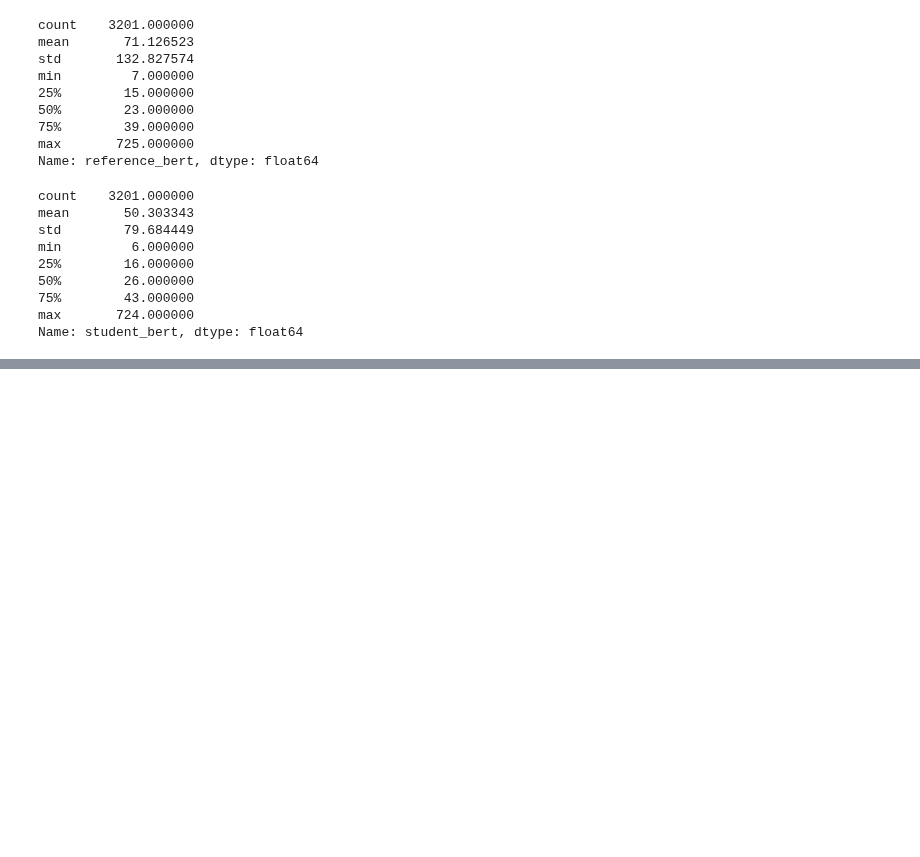
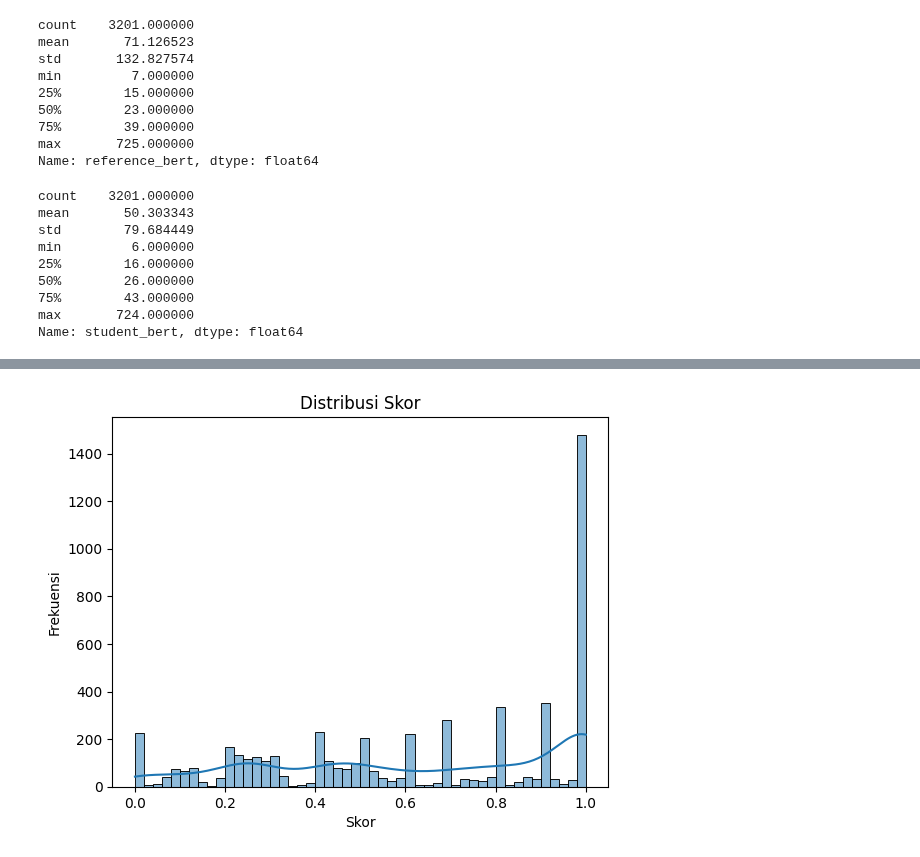
Before and after one commit to bwbayu/llm_aes, a Jupyter notebook: notebooks/eda.ipynb, the cells around one changed output, grey strips where cells are left out. Saved outputs shown, nothing was run; the diff lists cells and outputs as text; code cells hidden in the pictures; blank space fills up the shorter version.

Commit message:
fix/add plot score distribution

```diff
--- a/notebooks/eda.ipynb
+++ b/notebooks/eda.ipynb
@@ -627,0 +630,3 @@ Name: student_bert, dtype: float64
+# %%
+df = pd.read_csv("../data/aes_dataset_5k.csv")
+df.head()
@@ -627,0 +640,15 @@ Name: student_bert, dtype: float64
+# %%
+import seaborn as sns
+import matplotlib.pyplot as plt
+import pandas as pd
+import numpy as np
+
+# Menggunakan seaborn histogram (binned count plot)
+sns.histplot(df['normalized_score'], bins=50, kde=True)
+
+plt.title("Distribusi Skor")
+plt.xlabel("Skor")
+plt.ylabel("Frekuensi")
+plt.show()
+# %% [output]
+[figure, added]
```
Also changed, not shown: parts of 3 cells of this notebook.
